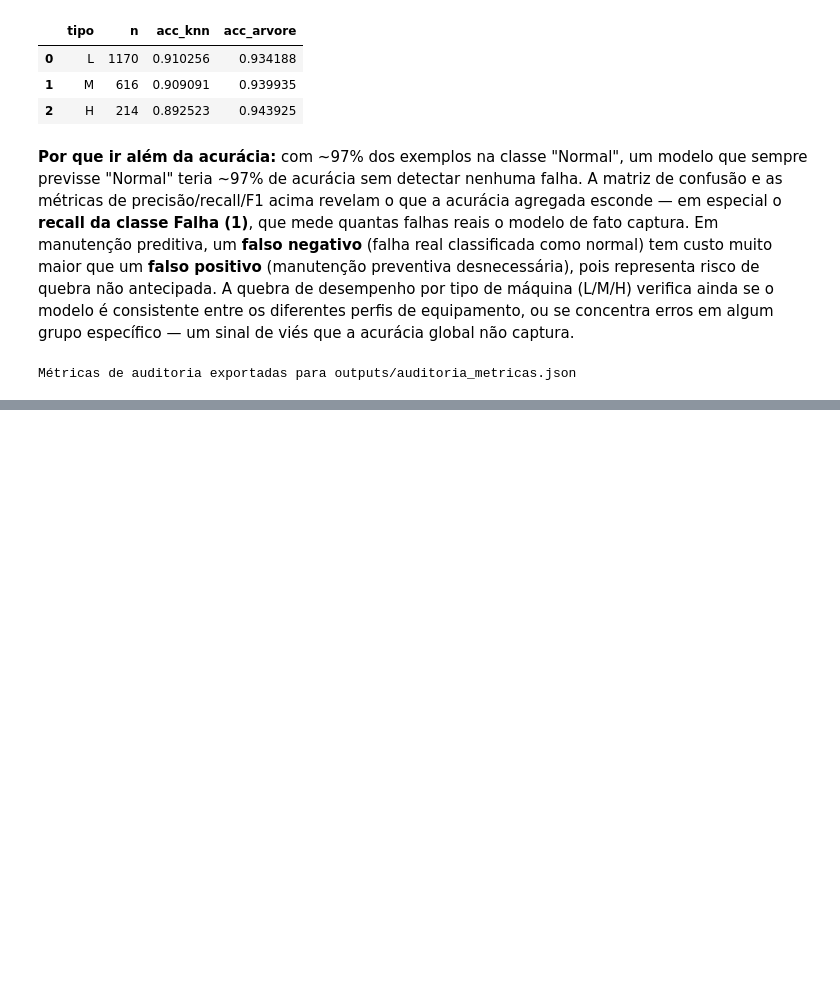
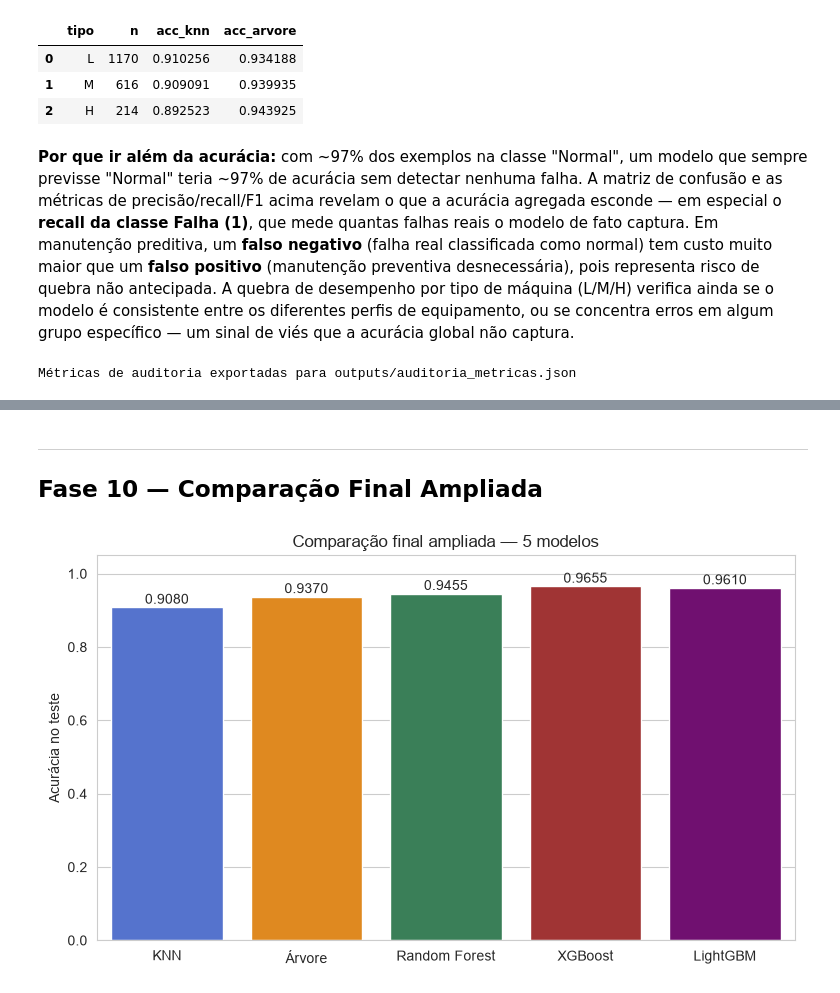
Before and after one commit to samuelmarquesgit/AnalisePreditivaScore, a Jupyter notebook: notebook.ipynb, the cells around one changed output, grey strips where cells are left out. Cells and saved outputs as stored; diff of their text form; code cells hidden in the pictures; blank space fills up the shorter version.

```diff
--- a/notebook.ipynb
+++ b/notebook.ipynb
@@ -804,0 +898,19 @@ Métricas de auditoria exportadas para outputs/auditoria_metricas.json
+# %% [markdown]
+---
+## Fase 10 — Comparação Final Ampliada
+# %%
+# Gráfico 19 — Comparação final ampliada (5 modelos)
+plt.figure(figsize=(9, 5))
+modelos_todos = ['KNN', 'Árvore', 'Random Forest', 'XGBoost', 'LightGBM']
+acuracias_todos = [acc_knn_teste, acc_arvore_teste, acc_rf_teste, acc_xgb_teste, acc_lgbm_teste]
+cores = ['royalblue', 'darkorange', 'seagreen', 'firebrick', 'purple']
+sns.barplot(x=modelos_todos, y=acuracias_todos, hue=modelos_todos, palette=cores, legend=False)
+plt.ylabel('Acurácia no teste')
+plt.title('Comparação final ampliada — 5 modelos')
+for i, v in enumerate(acuracias_todos):
+    plt.text(i, v + 0.01, f'{v:.4f}', ha='center')
+plt.ylim(0, 1.05)
+plt.savefig('outputs/graficos/19_comparacao_final_ampliada.png')
+plt.show()
+# %% [output]
+[figure, added]
```
Also changed, not shown: parts of 9 cells of this notebook, 26 other files.
